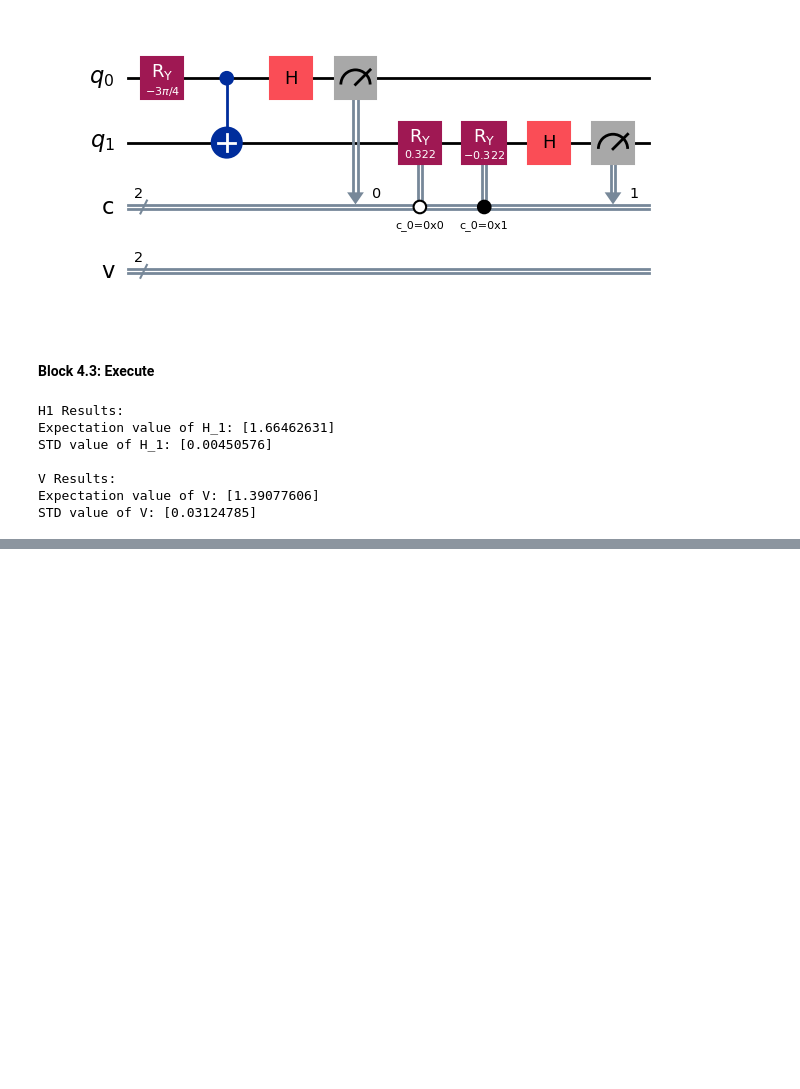
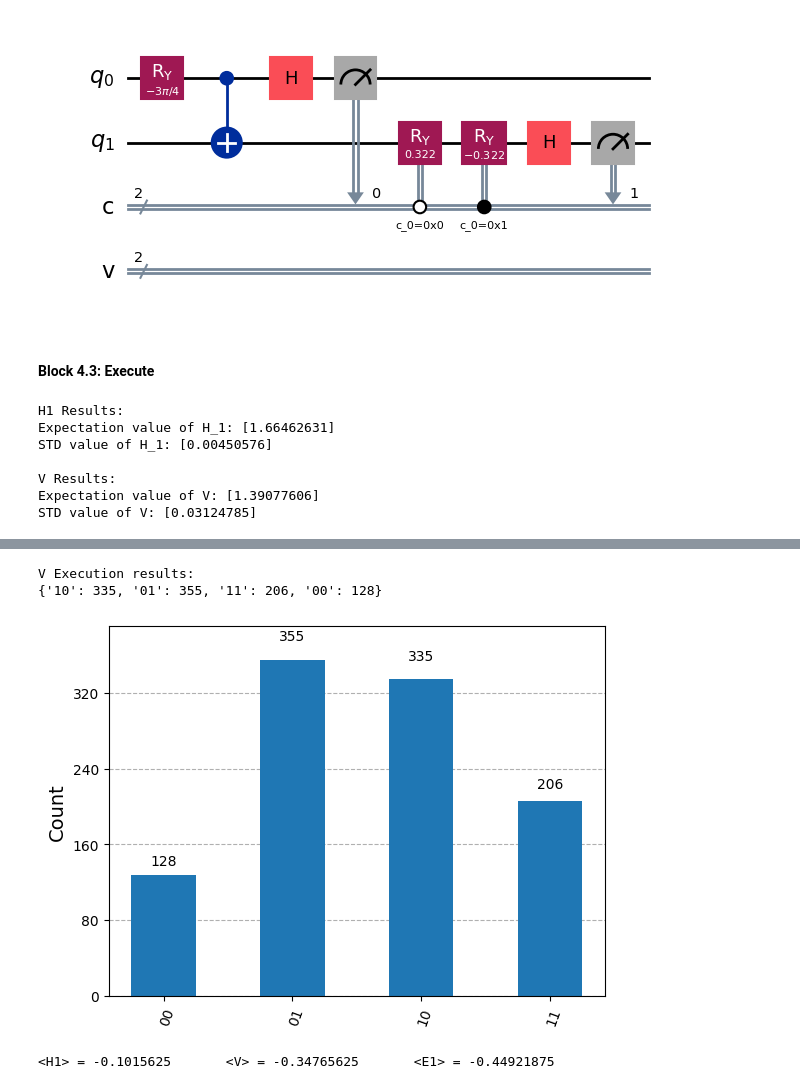
Before and after one commit to Amir1603/quantum, a Jupyter notebook: ibm/redo2.ipynb, the cells around one changed output, grey strips where cells are left out. Drawn from its saved outputs; the diff is of its cells as text; code cells hidden in the pictures; blank space fills up the shorter version.

```diff
--- a/ibm/redo2.ipynb
+++ b/ibm/redo2.ipynb
@@ -226,0 +252,11 @@ STD value of V: [0.03124785]
+# %%
+v = SparsePauliOp.from_list([("XX", 2 * k), ("II", 2 * k**2 / np.sqrt(h**2 + k**2))])
+v.apply_layout(layout=qc_v_transpiled.layout)
+
+# Initialize the Sampler
+sampler = BackendSamplerV2(backend=backend)
+
+# Run the circuits and get quasi-probabilities
+pub_v = (qc_v_transpiled, [v], None)
+raw_job_v = sampler.run([qc_v_transpiled])
+raw_result_v = raw_job_v.result()
@@ -226,0 +274,16 @@ STD value of V: [0.03124785]
+# %%
+v_counts_hw = raw_result_v._pub_results[0].data.c.get_counts()
+
+# Print and plot results
+print("V Execution results:")
+print(v_counts_hw)
+plot_histogram(v_counts_hw)
+# %% [output]
+V Execution results:
+{'10': 335, '01': 355, '11': 206, '00': 128}
+[figure, added]
+# %%
+E1, z_expectation, xx_expectation = calc_expectations(h1_counts_hw, v_counts_hw)
+print(f'<H1> = {z_expectation}\t<V> = {xx_expectation}\t<E1> = {E1}')
+# %% [output]
+<H1> = -0.1015625       <V> = -0.34765625       <E1> = -0.44921875
```
Also changed, not shown: parts of 7 cells of this notebook.
